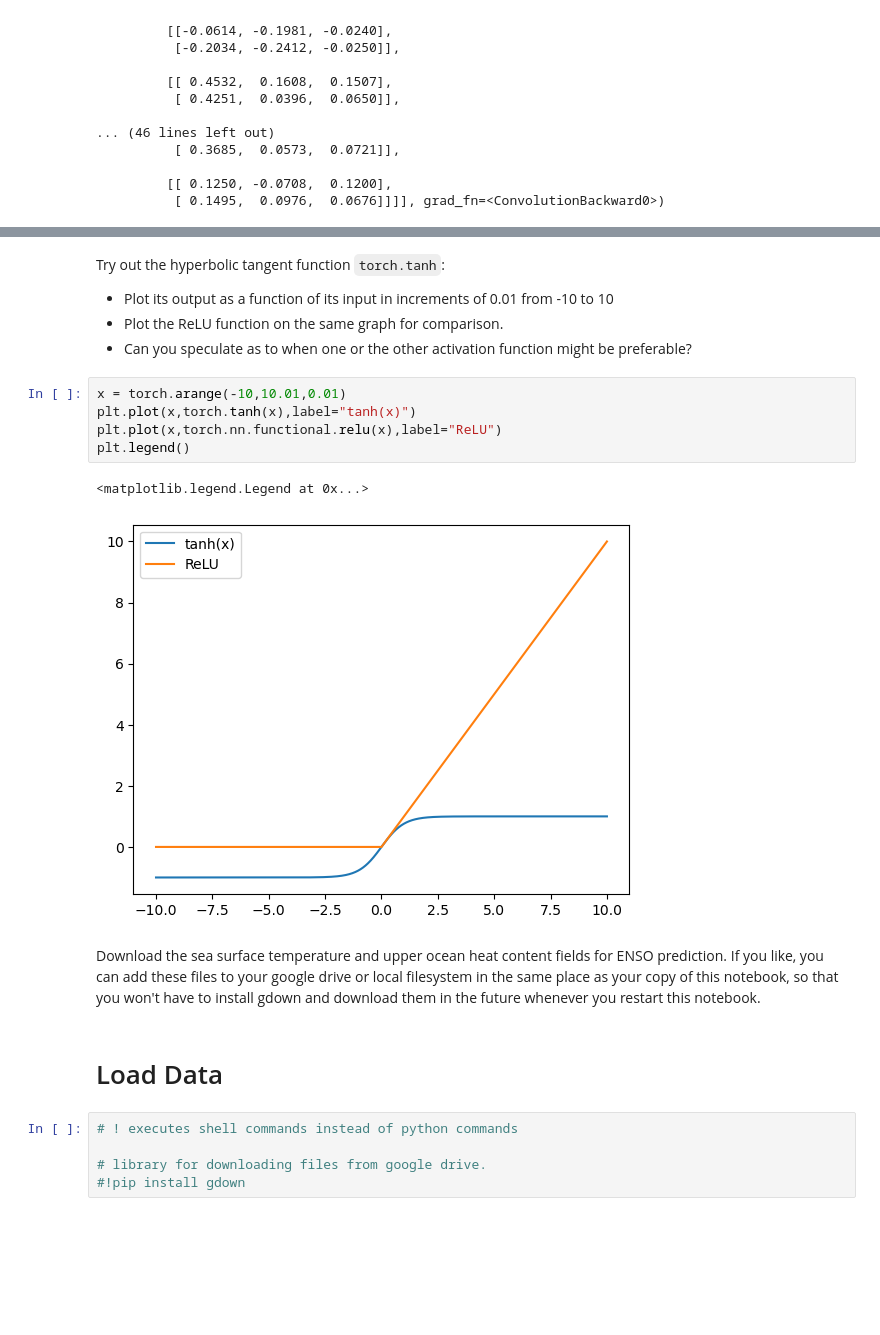
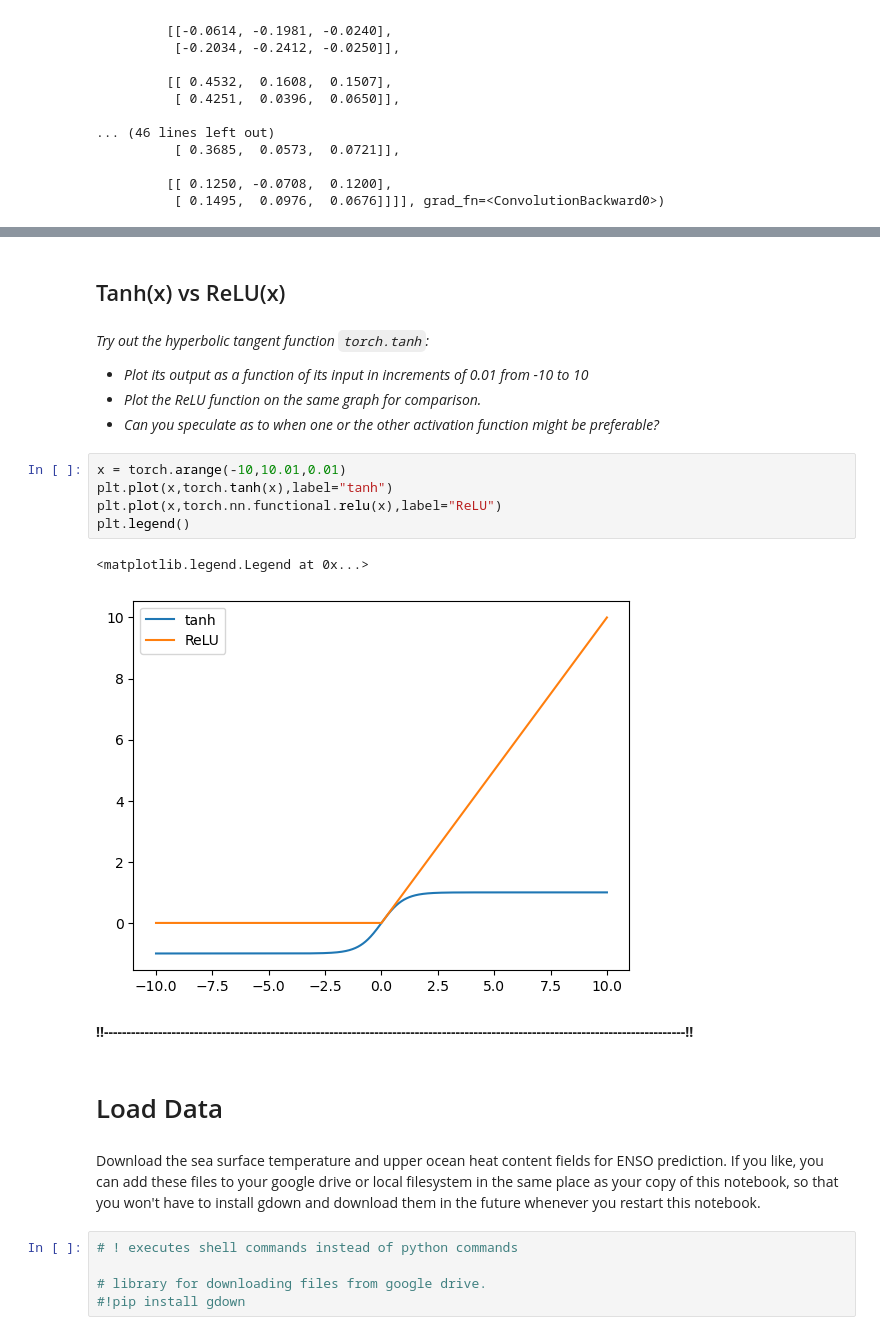
Before and after one commit to QuentinRauschenbach/Deep_Learning, a Jupyter notebook: excersise/Kopie_von_04_Convolutional_Networks.ipynb, the cells around one changed output, grey strips where cells are left out. Cells and saved outputs as stored; diff of their text form; blank space fills up the shorter version.

```diff
--- a/excersise/Kopie_von_04_Convolutional_Networks.ipynb
+++ b/excersise/Kopie_von_04_Convolutional_Networks.ipynb
@@ -258,20 +239,24 @@ torch.Size([6, 1, 2, 2])
+# %% [markdown]
+## Tanh(x) vs ReLU(x)
 # %% [markdown]
-Try out the hyperbolic tangent function `torch.tanh`:
-* Plot its output as a function of its input in increments of 0.01 from -10 to 10
-* Plot the ReLU function on the same graph for comparison.
-* Can you speculate as to when one or the other activation function might be preferable?
+*Try out the hyperbolic tangent function `torch.tanh`:*
+* *Plot its output as a function of its input in increments of 0.01 from -10 to 10*
+* *Plot the ReLU function on the same graph for comparison.*
+* *Can you speculate as to when one or the other activation function might be preferable?*
 # %%
 x = torch.arange(-10,10.01,0.01)
-plt.plot(x,torch.tanh(x),label="tanh(x)")
+plt.plot(x,torch.tanh(x),label="tanh")
 plt.plot(x,torch.nn.functional.relu(x),label="ReLU")
 plt.legend()
 # %% [output]
 <matplotlib.legend.Legend at 0x...>
-[figure, old version]
+[figure, new version]
-# %% [markdown]
-Download the sea surface temperature and upper ocean heat content fields for ENSO prediction. If you like, you can add these files to your google drive or local filesystem in the same place as your copy of this notebook, so that you won't have to install gdown and download them in the future whenever you restart this notebook.
+# %% [markdown]
+**!!---------------------------------------------------------------------------------------------------------------------------------!!**
 # %% [markdown]
 # Load Data
+# %% [markdown]
+Download the sea surface temperature and upper ocean heat content fields for ENSO prediction. If you like, you can add these files to your google drive or local filesystem in the same place as your copy of this notebook, so that you won't have to install gdown and download them in the future whenever you restart this notebook.
 # %%
 # ! executes shell commands instead of python commands
 
```
Also changed, not shown: parts of 47 cells of this notebook.
